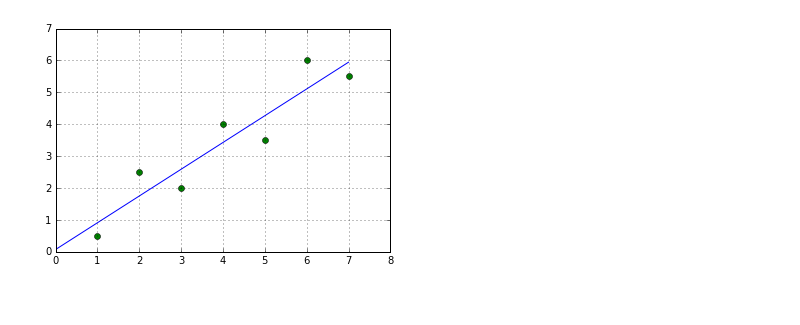
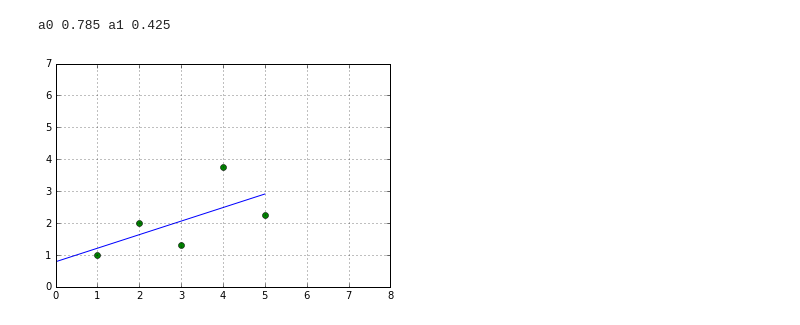
Before and after one commit to DianaCamargo/Metodos_numericos, a Jupyter notebook: Clase_14/Regresion_minimos_cuadrads.ipynb, the cells around one changed output. Drawn from its saved outputs; the diff is of its cells as text; code cells hidden in the pictures.

```diff
--- a/Clase_14/Regresion_minimos_cuadrads.ipynb
+++ b/Clase_14/Regresion_minimos_cuadrads.ipynb
@@ -1,31 +1,35 @@
 # %%
 import matplotlib.pyplot as plt
 %matplotlib inline
 
 def grafica():
-    n,y,t,sumax,sumay,mult,sumCuadrado=7,[],[],0.0,0.0,0.0,0.0
-    xi=[1,2,3,4,5,6,7]
-    yi=[0.5,2.5,2.0,4.0,3.5,6.0,5.5]
+
+    #xi=[1,2,3,4,5,6,7]
+    xi=[1,2,3,4,5]
+    #yi=[0.5,2.5,2.0,4.0,3.5,6.0,5.5]
+    yi=[1,2,1.30,3.75,2.25]
+    n,y,t,sumax,sumay,mult,sumCuadrado=len(xi),[],[],0.0,0.0,0.0,0.0
     for i in range (n):
         sumax += xi[i]
         sumay += yi[i]
         mult += xi[i]*yi[i]
         sumCuadrado += xi[i]**2
     a1 = (n*mult-(sumax*sumay))/(n*sumCuadrado-sumax**2)
     xmedia = sumax/n
     ymedia = sumay/n
     a0 = ymedia-a1*xmedia
     for j in range(n+1):
         y.append(a0+a1*j)
         t.append(j)
-
+    print "a0",a0,"a1",a1
     plt.plot(t,y)
     plt.plot(xi,yi, 'o')
     #plt.xlabel('Xi')
     #plt.ylabel('Yi')
     plt.axis([0,8,0,7])
     plt.grid()
     plt.show()
 grafica()
 # %% [output]
+a0 0.785 a1 0.425
-[figure, old version]
+[figure, new version]
```
Also changed, not shown: parts of 1 cell of this notebook, 6 other files.
